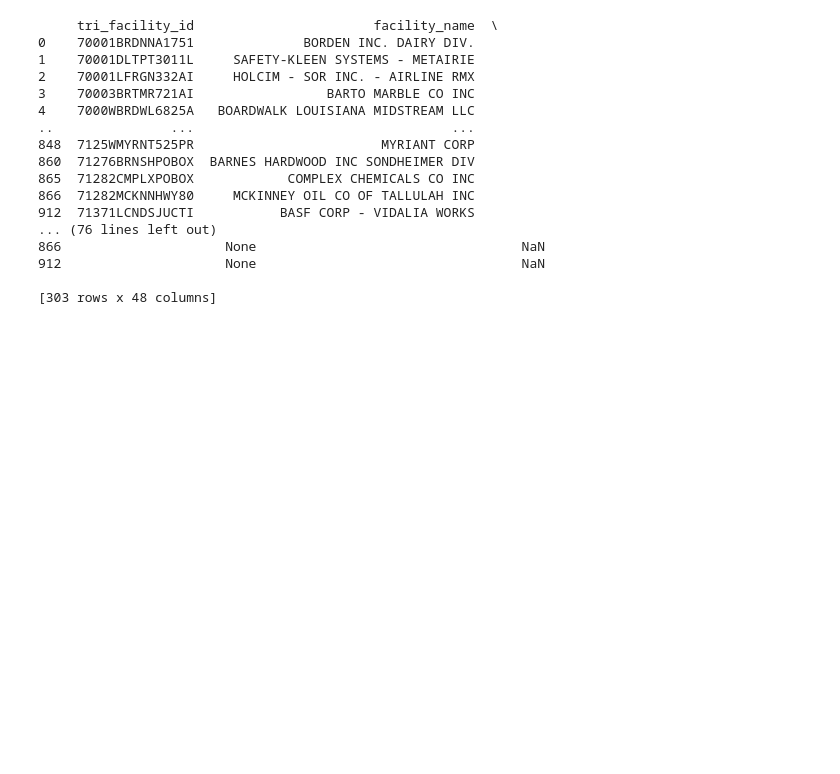
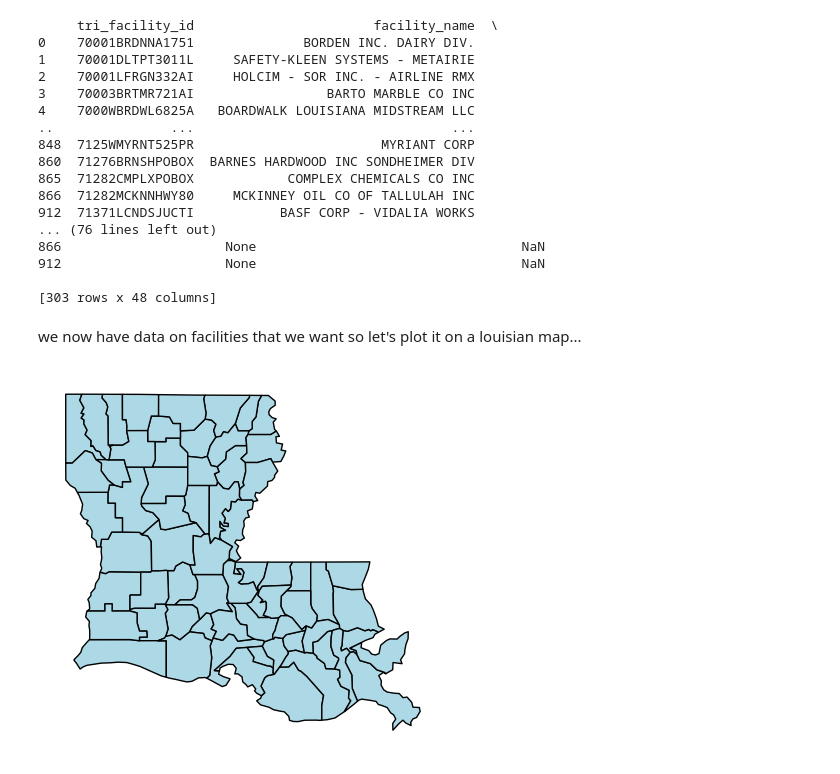
Before and after one commit to aangelsalazarr/epa_emissions, a Jupyter notebook: how_to_analyze_emissions.ipynb, the cells around one changed output. Saved outputs shown, nothing was run; the diff lists cells and outputs as text; code cells hidden in the pictures; blank space fills up the shorter version.

```diff
--- a/how_to_analyze_emissions.ipynb
+++ b/how_to_analyze_emissions.ipynb
@@ -113,3 +112,5 @@ print(la_facils_near_river)
 912                     None                                  NaN
 
 [303 rows x 48 columns]
+# %% [markdown]
+we now have data on facilities that we want so let's plot it on a louisian map...
@@ -115,0 +120,18 @@ print(la_facils_near_river)
+# %%
+# loading in map of louisiana
+us_gdf = gpd.read_file('input_files/cb_2023_us_county_20m.shp')
+
+# converting to crs
+us_gdf = us_gdf.to_crs('EPSG:3857')
+
+# now condensing data to only lousiana
+la_gdf = us_gdf[us_gdf['STATE_NAME']=='Louisiana']
+
+# plotting our louisiana map by county
+la_parishes = la_gdf.plot(color='lightblue', edgecolor='black')
+la_parishes.set_axis_off()
+
+
+plt.show()
+# %% [output]
+[figure, added]
```
Also changed, not shown: parts of 3 cells of this notebook, 6 other files.
